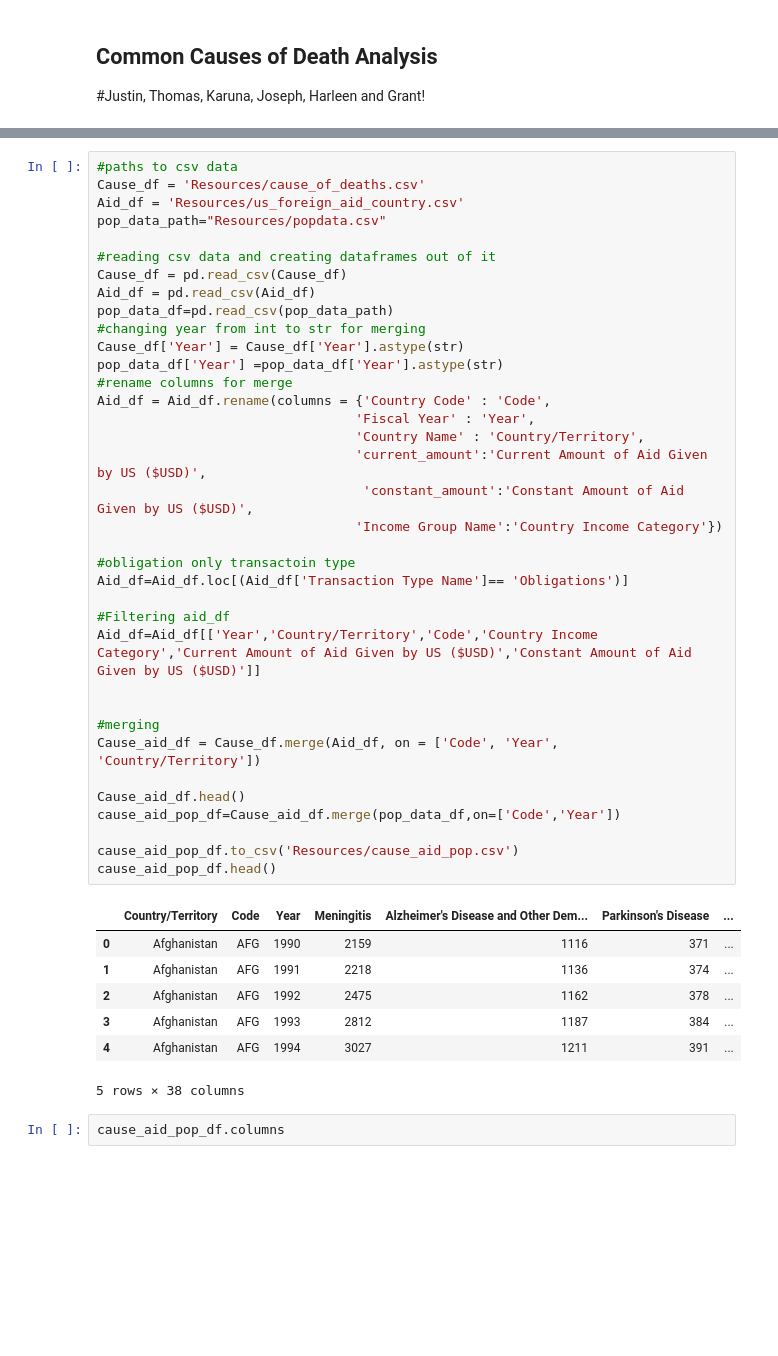
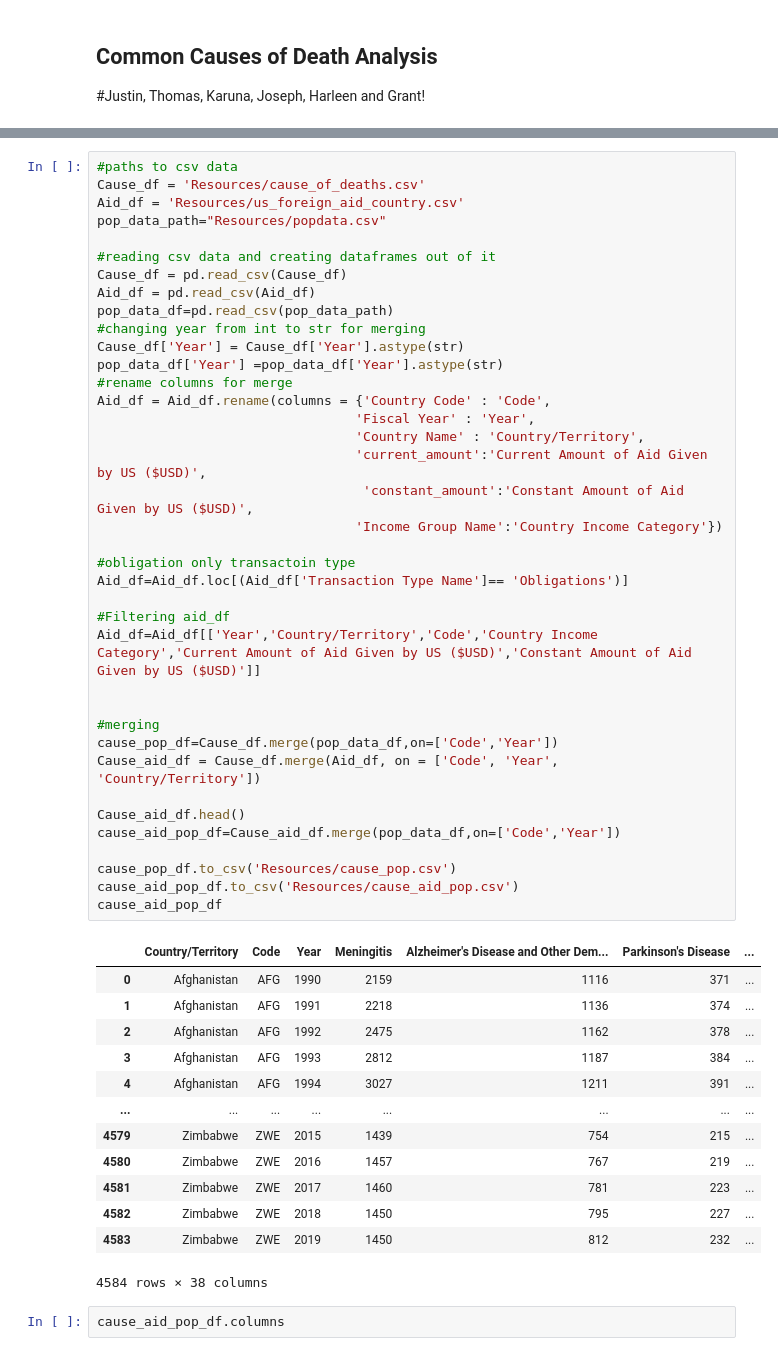
Before and after one commit to JoeyForgetabbait/Common-Causes-of-Death-, a Jupyter notebook: Cause of Death Analysis/CommonCausesofDeath.ipynb, the cells around one changed output, grey strips where cells are left out. Saved outputs shown, nothing was run; the diff lists cells and outputs as text; blank space fills up the shorter version.

```diff
--- a/Cause of Death Analysis/CommonCausesofDeath.ipynb
+++ b/Cause of Death Analysis/CommonCausesofDeath.ipynb
@@ -22,35 +34,43 @@ Cause_df['Year'] = Cause_df['Year'].astype(str)
 pop_data_df['Year'] =pop_data_df['Year'].astype(str)
 #rename columns for merge
 Aid_df = Aid_df.rename(columns = {'Country Code' : 'Code',
                                  'Fiscal Year' : 'Year',
                                  'Country Name' : 'Country/Territory',
                                  'current_amount':'Current Amount of Aid Given by US ($USD)',
                                   'constant_amount':'Constant Amount of Aid Given by US ($USD)',
                                  'Income Group Name':'Country Income Category'})
 
 #obligation only transactoin type
 Aid_df=Aid_df.loc[(Aid_df['Transaction Type Name']== 'Obligations')]
 
 #Filtering aid_df
 Aid_df=Aid_df[['Year','Country/Territory','Code','Country Income Category','Current Amount of Aid Given by US ($USD)','Constant Amount of Aid Given by US ($USD)']]
 
 
 #merging
+cause_pop_df=Cause_df.merge(pop_data_df,on=['Code','Year'])
 Cause_aid_df = Cause_df.merge(Aid_df, on = ['Code', 'Year', 'Country/Territory'])
 
 Cause_aid_df.head()
 cause_aid_pop_df=Cause_aid_df.merge(pop_data_df,on=['Code','Year'])
 
+cause_pop_df.to_csv('Resources/cause_pop.csv')
 cause_aid_pop_df.to_csv('Resources/cause_aid_pop.csv')
-cause_aid_pop_df.head()
+cause_aid_pop_df
 # %% [output]
 |  | Country/Territory | Code | Year | Meningitis | Alzheimer's Disease and Other Dem... | Parkinson's Disease | ... |
 | 0 | Afghanistan | AFG | 1990 | 2159 | 1116 | 371 | ... |
 | 1 | Afghanistan | AFG | 1991 | 2218 | 1136 | 374 | ... |
 | 2 | Afghanistan | AFG | 1992 | 2475 | 1162 | 378 | ... |
 | 3 | Afghanistan | AFG | 1993 | 2812 | 1187 | 384 | ... |
 | 4 | Afghanistan | AFG | 1994 | 3027 | 1211 | 391 | ... |
+| ... | ... | ... | ... | ... | ... | ... | ... |
+| 4579 | Zimbabwe | ZWE | 2015 | 1439 | 754 | 215 | ... |
+| 4580 | Zimbabwe | ZWE | 2016 | 1457 | 767 | 219 | ... |
+| 4581 | Zimbabwe | ZWE | 2017 | 1460 | 781 | 223 | ... |
+| 4582 | Zimbabwe | ZWE | 2018 | 1450 | 795 | 227 | ... |
+| 4583 | Zimbabwe | ZWE | 2019 | 1450 | 812 | 232 | ... |
-5 rows × 38 columns
+4584 rows × 38 columns
 # %%
 cause_aid_pop_df.columns
 # %% [output]
```
Also changed, not shown: parts of 35 cells of this notebook.
